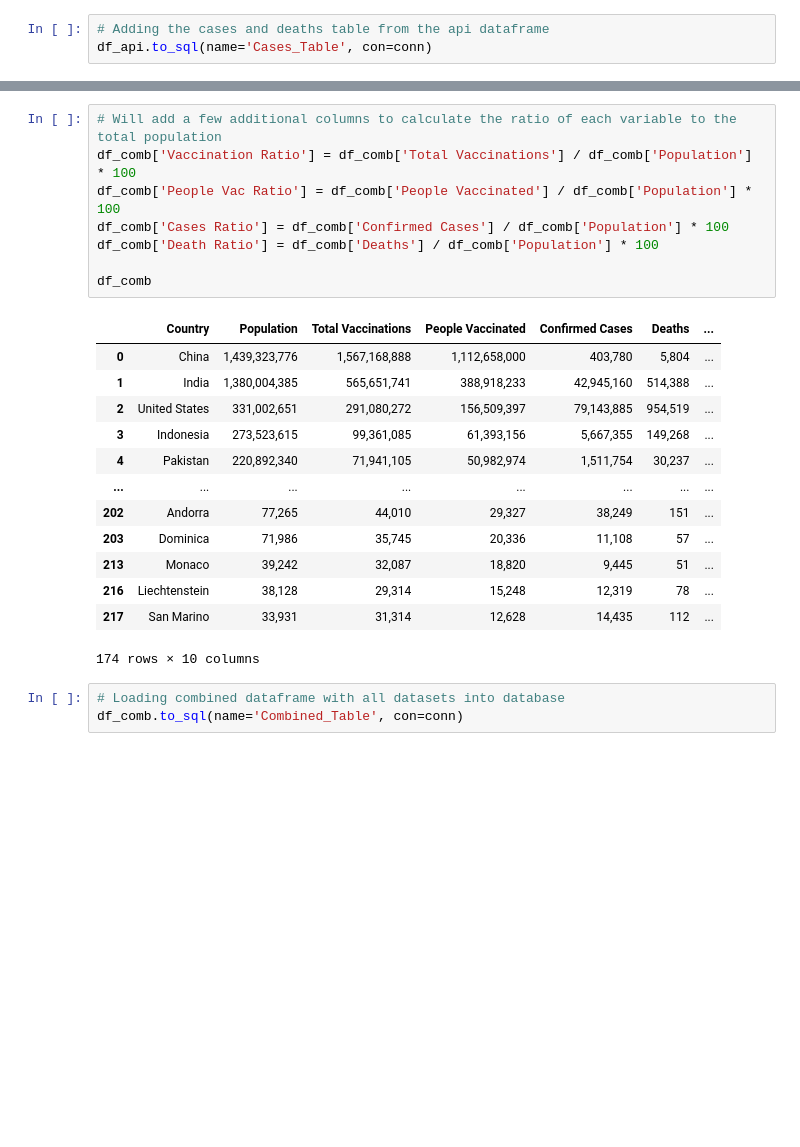
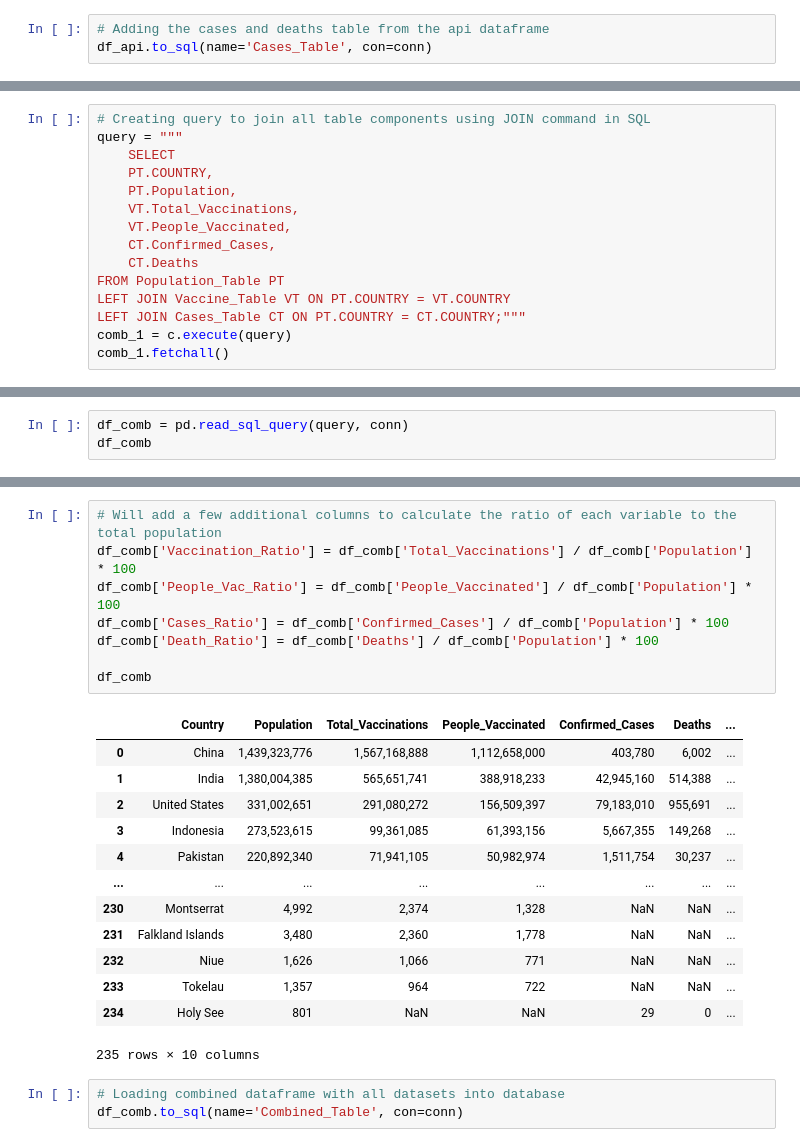
Before and after one commit to atabbalat/DSC540, a Jupyter notebook: Term Project/Term_Project_AbedTabbalat.ipynb, the cells around one changed output, grey strips where cells are left out. Cells and saved outputs as stored; diff of their text form; blank space fills up the shorter version.

```diff
--- a/Term Project/Term_Project_AbedTabbalat.ipynb
+++ b/Term Project/Term_Project_AbedTabbalat.ipynb
@@ -594,0 +545,15 @@ df_comb
+# %%
+# Creating query to join all table components using JOIN command in SQL
+query = """
+    SELECT
+    PT.COUNTRY,
+    PT.Population,
+    VT.Total_Vaccinations,
+    VT.People_Vaccinated,
+    CT.Confirmed_Cases,
+    CT.Deaths
+FROM Population_Table PT
+LEFT JOIN Vaccine_Table VT ON PT.COUNTRY = VT.COUNTRY
+LEFT JOIN Cases_Table CT ON PT.COUNTRY = CT.COUNTRY;"""
+comb_1 = c.execute(query)
+comb_1.fetchall()
@@ -594,0 +578,3 @@ df_comb
+# %%
+df_comb = pd.read_sql_query(query, conn)
+df_comb
@@ -595,25 +595,25 @@ df_comb
 # %%
 # Will add a few additional columns to calculate the ratio of each variable to the total population
-df_comb['Vaccination Ratio'] = df_comb['Total Vaccinations'] / df_comb['Population'] * 100
-df_comb['People Vac Ratio'] = df_comb['People Vaccinated'] / df_comb['Population'] * 100
-df_comb['Cases Ratio'] = df_comb['Confirmed Cases'] / df_comb['Population'] * 100
-df_comb['Death Ratio'] = df_comb['Deaths'] / df_comb['Population'] * 100
+df_comb['Vaccination_Ratio'] = df_comb['Total_Vaccinations'] / df_comb['Population'] * 100
+df_comb['People_Vac_Ratio'] = df_comb['People_Vaccinated'] / df_comb['Population'] * 100
+df_comb['Cases_Ratio'] = df_comb['Confirmed_Cases'] / df_comb['Population'] * 100
+df_comb['Death_Ratio'] = df_comb['Deaths'] / df_comb['Population'] * 100
 
 df_comb
 # %% [output]
-|  | Country | Population | Total Vaccinations | People Vaccinated | Confirmed Cases | Deaths | ... |
-| 0 | China | 1,439,323,776 | 1,567,168,888 | 1,112,658,000 | 403,780 | 5,804 | ... |
+|  | Country | Population | Total_Vaccinations | People_Vaccinated | Confirmed_Cases | Deaths | ... |
+| 0 | China | 1,439,323,776 | 1,567,168,888 | 1,112,658,000 | 403,780 | 6,002 | ... |
 | 1 | India | 1,380,004,385 | 565,651,741 | 388,918,233 | 42,945,160 | 514,388 | ... |
-| 2 | United States | 331,002,651 | 291,080,272 | 156,509,397 | 79,143,885 | 954,519 | ... |
+| 2 | United States | 331,002,651 | 291,080,272 | 156,509,397 | 79,183,010 | 955,691 | ... |
 | 3 | Indonesia | 273,523,615 | 99,361,085 | 61,393,156 | 5,667,355 | 149,268 | ... |
 | 4 | Pakistan | 220,892,340 | 71,941,105 | 50,982,974 | 1,511,754 | 30,237 | ... |
 | ... | ... | ... | ... | ... | ... | ... | ... |
-| 202 | Andorra | 77,265 | 44,010 | 29,327 | 38,249 | 151 | ... |
-| 203 | Dominica | 71,986 | 35,745 | 20,336 | 11,108 | 57 | ... |
-| 213 | Monaco | 39,242 | 32,087 | 18,820 | 9,445 | 51 | ... |
-| 216 | Liechtenstein | 38,128 | 29,314 | 15,248 | 12,319 | 78 | ... |
-| 217 | San Marino | 33,931 | 31,314 | 12,628 | 14,435 | 112 | ... |
+| 230 | Montserrat | 4,992 | 2,374 | 1,328 | NaN | NaN | ... |
+| 231 | Falkland Islands | 3,480 | 2,360 | 1,778 | NaN | NaN | ... |
+| 232 | Niue | 1,626 | 1,066 | 771 | NaN | NaN | ... |
+| 233 | Tokelau | 1,357 | 964 | 722 | NaN | NaN | ... |
+| 234 | Holy See | 801 | NaN | NaN | 29 | 0 | ... |
-174 rows × 10 columns
+235 rows × 10 columns
 # %%
 # Loading combined dataframe with all datasets into database
 df_comb.to_sql(name='Combined_Table', con=conn)
```
Also changed, not shown: parts of 28 cells of this notebook, 1 other file.
